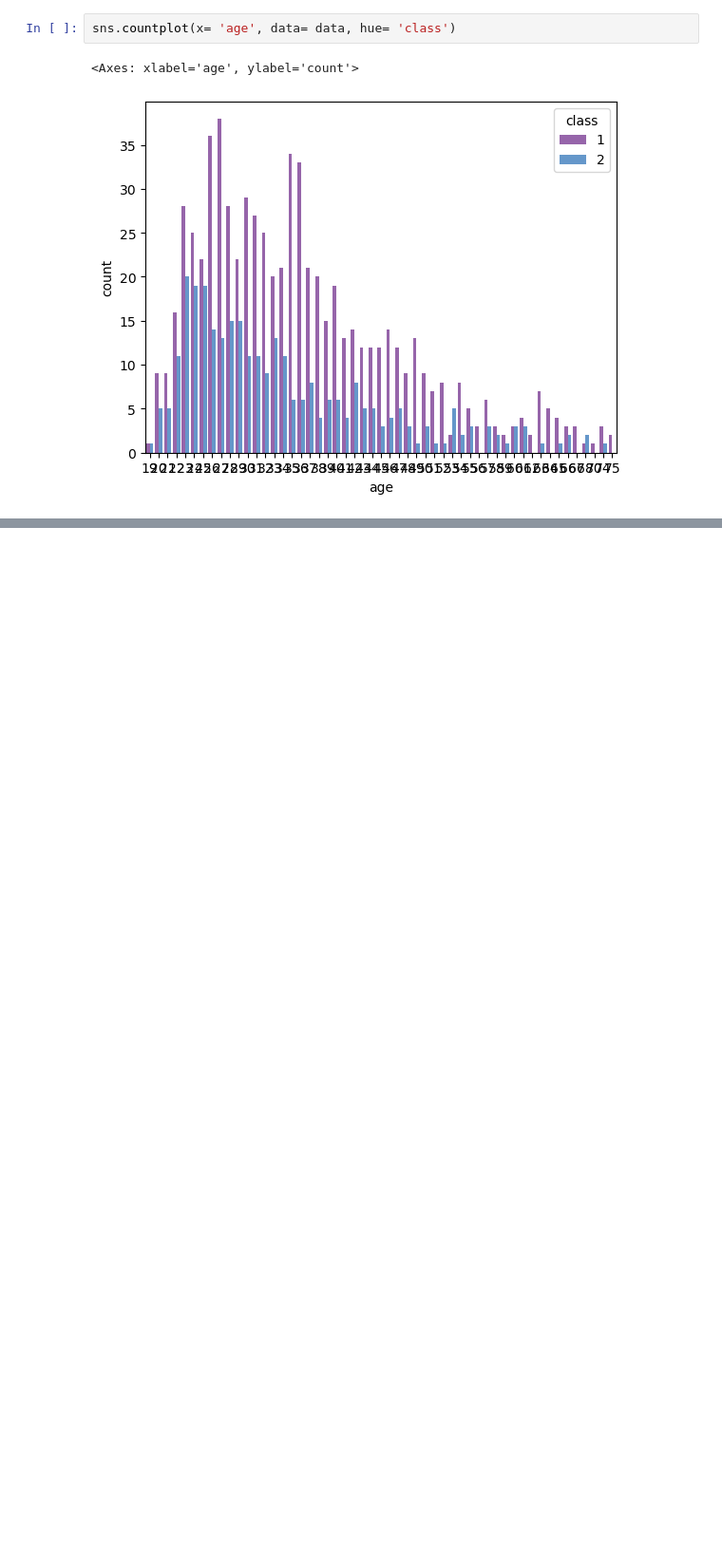
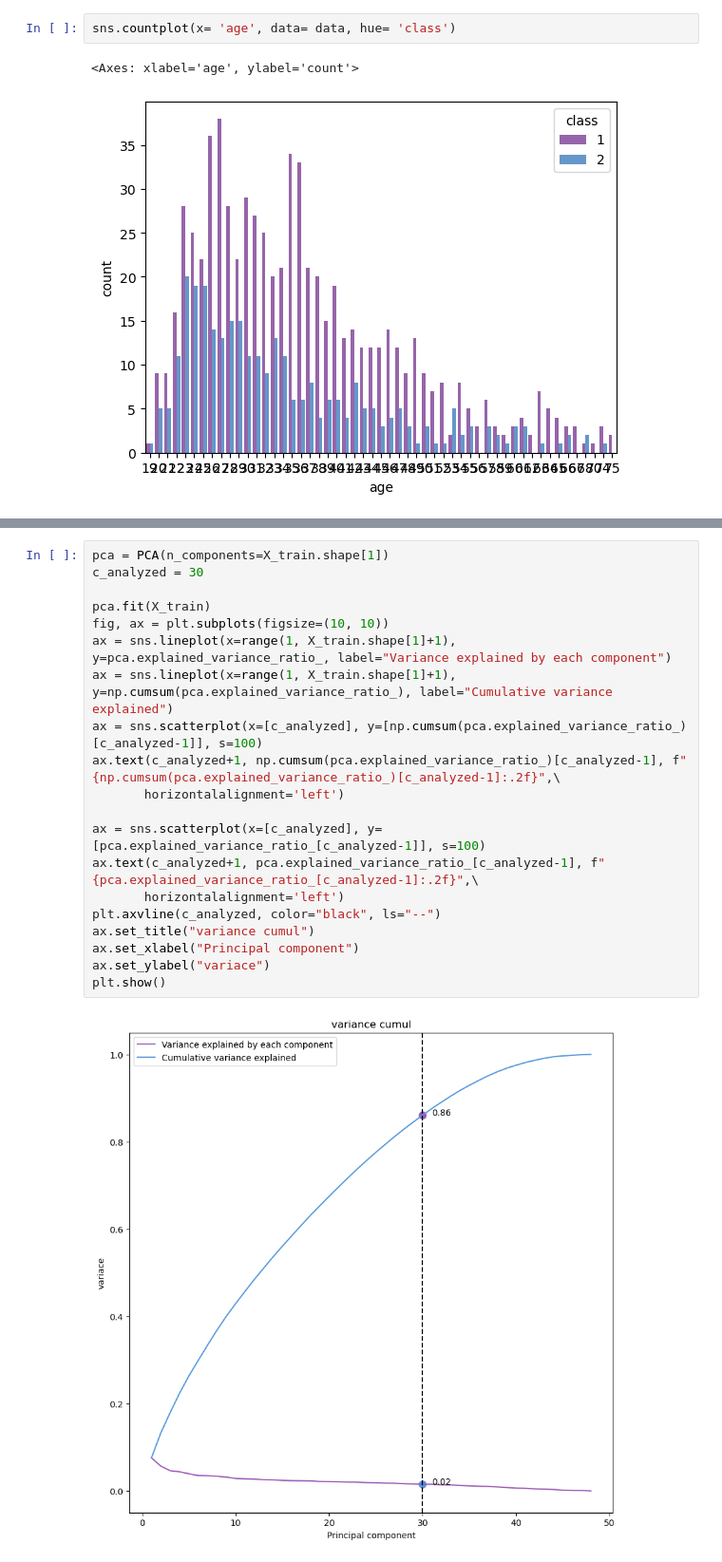
Before and after one commit to YounessSerrakhi/Credit_Risk_classification, a Jupyter notebook: notebooks/main.ipynb, the cells around one changed output, grey strips where cells are left out. Shown at 95% size. Saved outputs shown, nothing was run; the diff lists cells and outputs as text; blank space fills up the shorter version.

```diff
--- a/notebooks/main.ipynb
+++ b/notebooks/main.ipynb
@@ -797,0 +391,22 @@ sns.countplot(x= 'foreign', data= data, hue= 'class')
+# %%
+pca = PCA(n_components=X_train.shape[1])
+c_analyzed = 30
+
+pca.fit(X_train)
+fig, ax = plt.subplots(figsize=(10, 10))
+ax = sns.lineplot(x=range(1, X_train.shape[1]+1), y=pca.explained_variance_ratio_, label="Variance explained by each component")
+ax = sns.lineplot(x=range(1, X_train.shape[1]+1), y=np.cumsum(pca.explained_variance_ratio_), label="Cumulative variance explained")
+ax = sns.scatterplot(x=[c_analyzed], y=[np.cumsum(pca.explained_variance_ratio_)[c_analyzed-1]], s=100)
+ax.text(c_analyzed+1, np.cumsum(pca.explained_variance_ratio_)[c_analyzed-1], f"{np.cumsum(pca.explained_variance_ratio_)[c_analyzed-1]:.2f}",\
+       horizontalalignment='left')
+
+ax = sns.scatterplot(x=[c_analyzed], y=[pca.explained_variance_ratio_[c_analyzed-1]], s=100)
+ax.text(c_analyzed+1, pca.explained_variance_ratio_[c_analyzed-1], f"{pca.explained_variance_ratio_[c_analyzed-1]:.2f}",\
+       horizontalalignment='left')
+plt.axvline(c_analyzed, color="black", ls="--")
+ax.set_title("variance cumul")
+ax.set_xlabel("Principal component")
+ax.set_ylabel("variace")
+plt.show()
+# %% [output]
+[figure, added]
```
Also changed, not shown: parts of 105 cells of this notebook, 1 other file.
